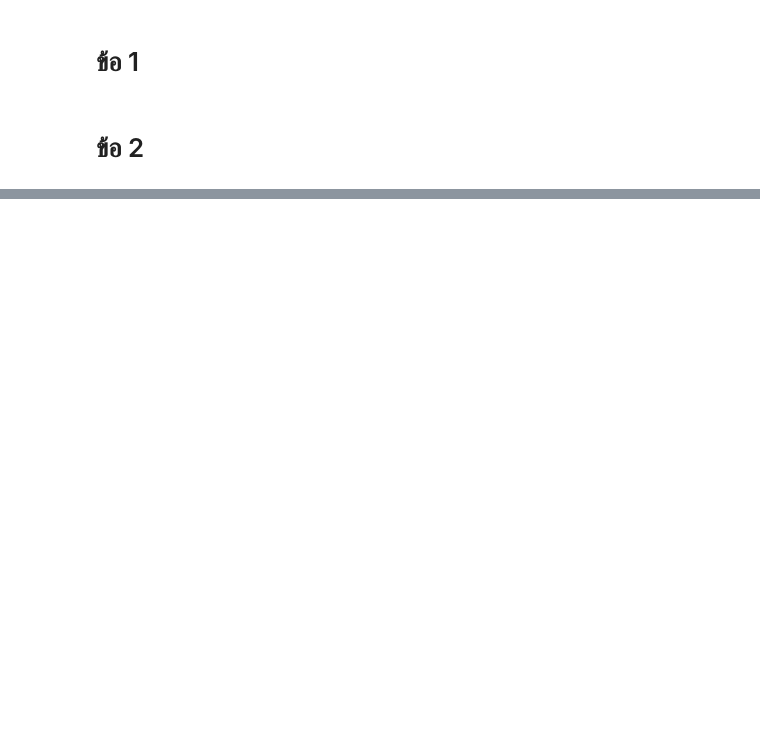
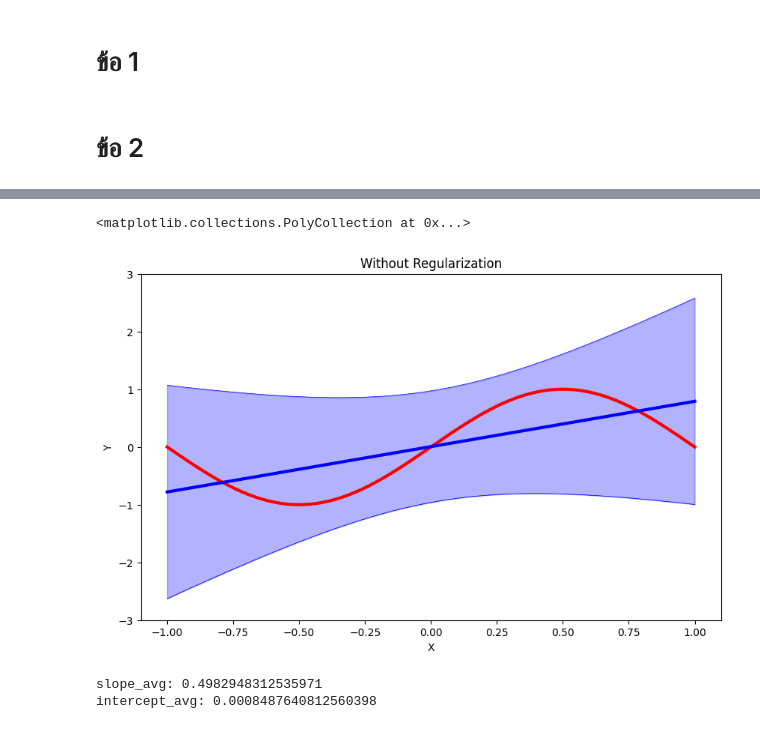
Before and after one commit to JedsadaSrijunpoe/Machine-Learning, a Jupyter notebook: Linear_Model_Selection_and_Regularization.ipynb, the cells around one changed output, grey strips where cells are left out. Drawn from its saved outputs; the diff is of its cells as text; code cells hidden in the pictures; blank space fills up the shorter version.

```diff
--- a/Linear_Model_Selection_and_Regularization.ipynb
+++ b/Linear_Model_Selection_and_Regularization.ipynb
@@ -431,0 +526,26 @@ fig.show()
+# %%
+plt.figure(figsize=(10,6))
+plt.ylim(-3,3)
+plt.title("Without Regularization")
+plt.xlabel("X")
+plt.ylabel("Y")
+
+# Sin graph
+x_vals = np.linspace(-1, 1, 1000)
+y_vals = [math.sin(x_val*math.pi) for x_val in x_vals]
+plt.plot(x_vals, y_vals, '-', color='r', linewidth=3)
+
+# avg line
+abline(slope_avg, intercept_avg, 'b', 3)
+g_bar = intercept_avg + slope_avg * x_vals
+
+var1 = (var_linear_model_list[1]**(1/2)) + np.array(g_bar)
+plt.plot(x_vals, var1, '-', color='b', linewidth=0.5)
+
+var2 = np.array(g_bar) - (var_linear_model_list[1]**(1/2))
+plt.plot(x_vals, var2, '-', color='b', linewidth=0.5)
+plt.fill_between(x_vals, var2, var1, color='b', alpha=0.3)
+#plt.fill_between(x_vals, var1, color='b', alpha=0.5)
+# %% [output]
+<matplotlib.collections.PolyCollection at 0x...>
+[figure, added]
@@ -431,0 +562,8 @@ fig.show()
+# %%
+slope_avg = np.average(slope_sample)
+intercept_avg = np.average(intercept_sample)
+print("slope_avg:", slope_avg)
+print("intercept_avg:", intercept_avg)
+# %% [output]
+slope_avg: 0.4982948312535971
+intercept_avg: 0.0008487640812560398
```
Also changed, not shown: parts of 10 cells of this notebook.
